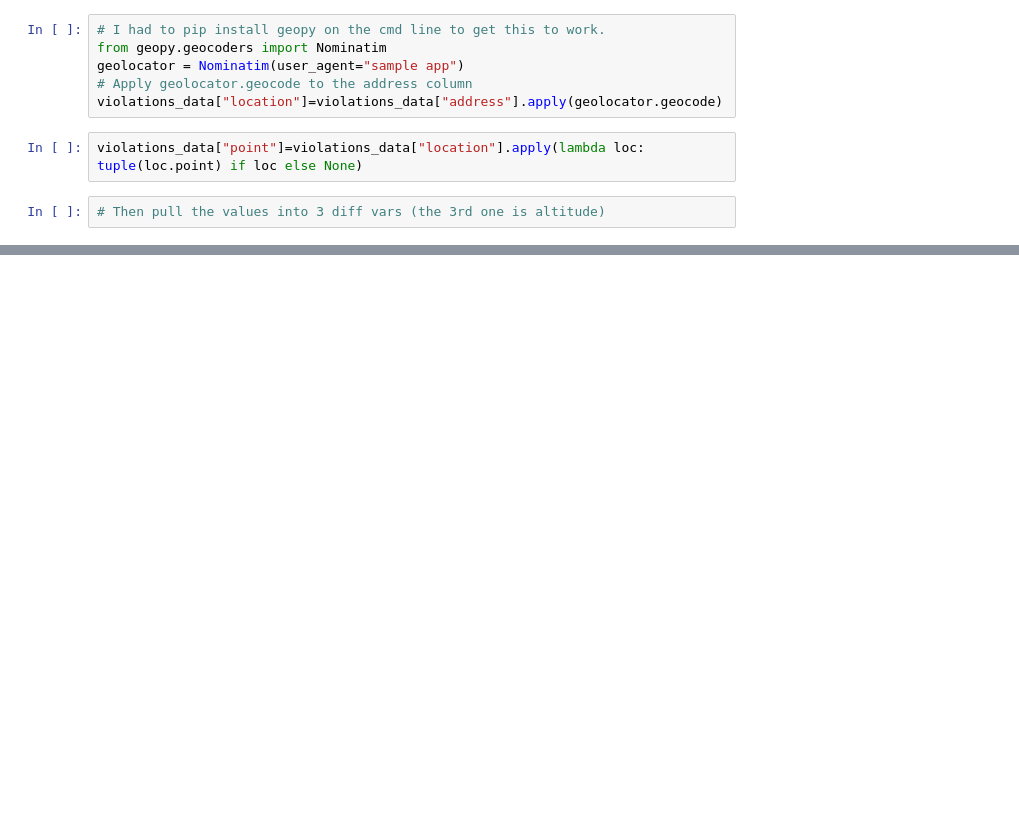
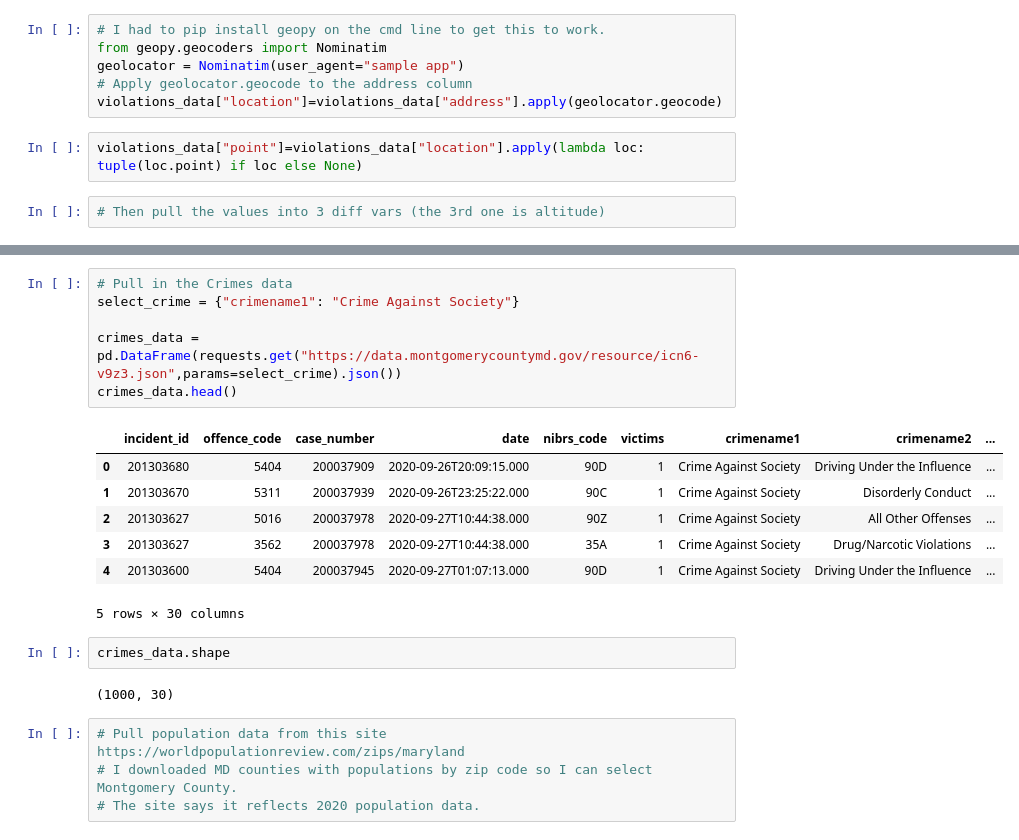
Before and after one commit to jenniferparaboschi/Data205Projects, a Jupyter notebook: JParaboschiProject.ipynb, the cells around one changed output, grey strips where cells are left out. Drawn from its saved outputs; the diff is of its cells as text; blank space fills up the shorter version.

```diff
--- a/JParaboschiProject.ipynb
+++ b/JParaboschiProject.ipynb
@@ -238,0 +430,22 @@ fig3.show()
+# %%
+# Pull in the Crimes data
+select_crime = {"crimename1": "Crime Against Society"}
+
+crimes_data = pd.DataFrame(requests.get("https://data.montgomerycountymd.gov/resource/icn6-v9z3.json",params=select_crime).json())
+crimes_data.head()
+# %% [output]
+|  | incident_id | offence_code | case_number | date | nibrs_code | victims | crimename1 | crimename2 | ... |
+| 0 | 201303680 | 5404 | 200037909 | 2020-09-26T20:09:15.000 | 90D | 1 | Crime Against Society | Driving Under the Influence | ... |
+| 1 | 201303670 | 5311 | 200037939 | 2020-09-26T23:25:22.000 | 90C | 1 | Crime Against Society | Disorderly Conduct | ... |
+| 2 | 201303627 | 5016 | 200037978 | 2020-09-27T10:44:38.000 | 90Z | 1 | Crime Against Society | All Other Offenses | ... |
+| 3 | 201303627 | 3562 | 200037978 | 2020-09-27T10:44:38.000 | 35A | 1 | Crime Against Society | Drug/Narcotic Violations | ... |
+| 4 | 201303600 | 5404 | 200037945 | 2020-09-27T01:07:13.000 | 90D | 1 | Crime Against Society | Driving Under the Influence | ... |
+5 rows × 30 columns
+# %%
+crimes_data.shape
+# %% [output]
+(1000, 30)
+# %%
+# Pull population data from this site https://worldpopulationreview.com/zips/maryland
+# I downloaded MD counties with populations by zip code so I can select Montgomery County.
+# The site says it reflects 2020 population data.
```
Also changed, not shown: parts of 49 cells of this notebook.
